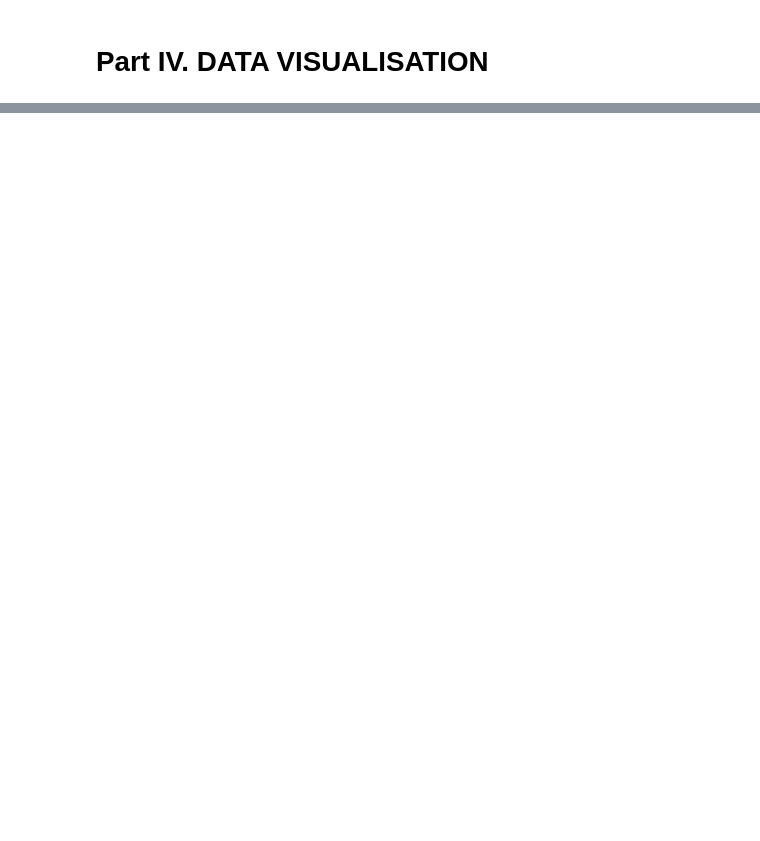
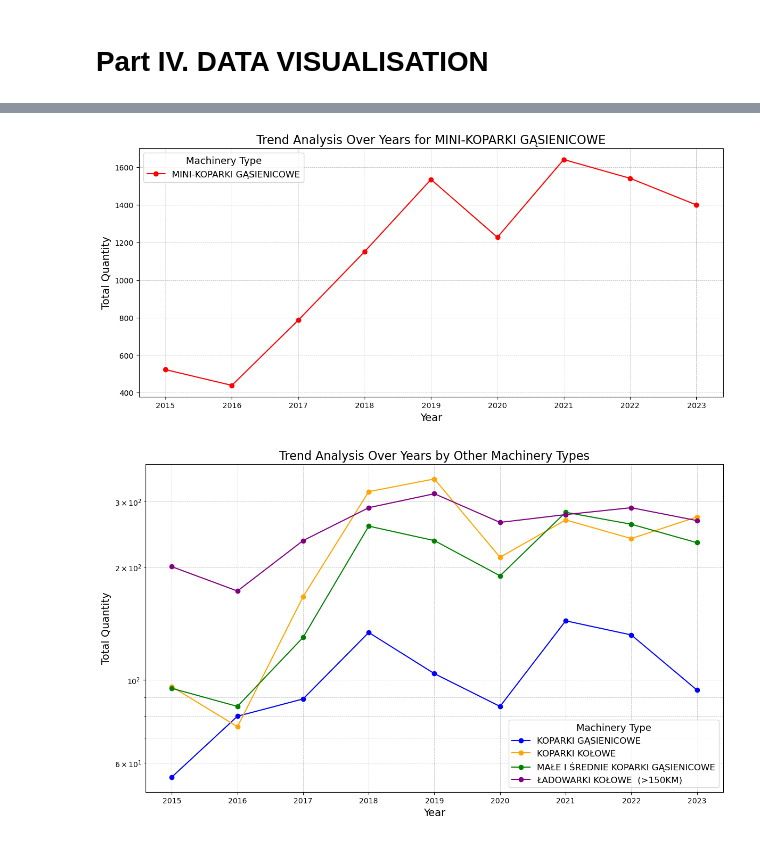
Before and after one commit to drajczak/cm-market-analysys, a Jupyter notebook: cm-market-analysys.ipynb, the cells around one changed output, grey strips where cells are left out. Drawn from its saved outputs; the diff is of its cells as text; code cells hidden in the pictures; blank space fills up the shorter version.

```diff
--- a/cm-market-analysys.ipynb
+++ b/cm-market-analysys.ipynb
@@ -985,0 +758,17 @@ interactive(children=(Dropdown(description='year', options=(2009, 2010, 2011, 20
+# %%
+import pandas as pd
+
+# Loading complete_df exell file as data frame
+
+df = pd.read_excel('clean_df.xlsx')
+
+# Create separate dataframes for each unique value in the 'type' column as requested
+
+kolowe_df = df[df['type'] == 'KOPARKI KOŁOWE']
+gasinicowe_df = df[df['type'] == 'KOPARKI GĄSIENICOWE']
+midi_df = df[df['type'] == 'MAŁE I ŚREDNIE KOPARKI GĄSIENICOWE']
+mini_df = df[df['type'] == 'MINI-KOPARKI GĄSIENICOWE']
+ladowarki_df = df[df['type'] == 'ŁADOWARKI KOŁOWE  (>150KM)']
+
+# Verify the creation by showing the first few rows of each dataframe
+(kolowe_df.head(), gasinicowe_df.head(), midi_df.head(), mini_df.head(), ladowarki_df.head())
@@ -985,0 +886,42 @@ interactive(children=(Dropdown(description='year', options=(2009, 2010, 2011, 20
+# %%
+import matplotlib.pyplot as plt
+
+# To perform a trend analysis over the years, we need to aggregate the quantity by year and type
+trend_analysis = df.groupby(['year', 'type'])['quantity'].sum().reset_index()
+
+# Separate plots for 'MINI-KOPARKI GĄSIENICOWE' and other machinery types
+mini_koparki = trend_analysis[trend_analysis['type'] == 'MINI-KOPARKI GĄSIENICOWE']
+others = trend_analysis[trend_analysis['type'] != 'MINI-KOPARKI GĄSIENICOWE']
+
+# Plotting 'MINI-KOPARKI GĄSIENICOWE'
+plt.figure(figsize=(14, 6))
+plt.plot(mini_koparki['year'], mini_koparki['quantity'], label='MINI-KOPARKI GĄSIENICOWE', color='red', marker='o')
+plt.title('Trend Analysis Over Years for MINI-KOPARKI GĄSIENICOWE', fontsize=16)
+plt.xlabel('Year', fontsize=14)
+plt.ylabel('Total Quantity', fontsize=14)
+plt.legend(title='Machinery Type', title_fontsize='13', fontsize='12')
+plt.xticks(mini_koparki['year'].unique())
+plt.grid(True, which='both', linestyle='--', linewidth=0.5)
+plt.show()
+
+# Plotting other machinery types with rescaled y-axis for easier reading
+plt.figure(figsize=(14, 8))
+types = others['type'].unique()
+colors = ['blue', 'orange', 'green', 'purple']  # Adjusted color list for remaining types
+
+for type, color in zip(types, colors):
+    subset = others[others['type'] == type]
+    plt.plot(subset['year'], subset['quantity'], label=type, color=color, marker='o')
+
+plt.title('Trend Analysis Over Years by Other Machinery Types', fontsize=16)
+plt.xlabel('Year', fontsize=14)
+plt.ylabel('Total Quantity', fontsize=14)
+plt.legend(title='Machinery Type', title_fontsize='13', fontsize='12')
+plt.xticks(others['year'].unique())
+plt.grid(True, which='both', linestyle='--', linewidth=0.5)
+# Optional: adjust y-axis scale if necessary to improve readability
+plt.yscale('log')  # For example, using a logarithmic scale
+plt.show()
+# %% [output]
+[figure, added]
+[figure, added]
```
Also changed, not shown: parts of 38 cells of this notebook.
